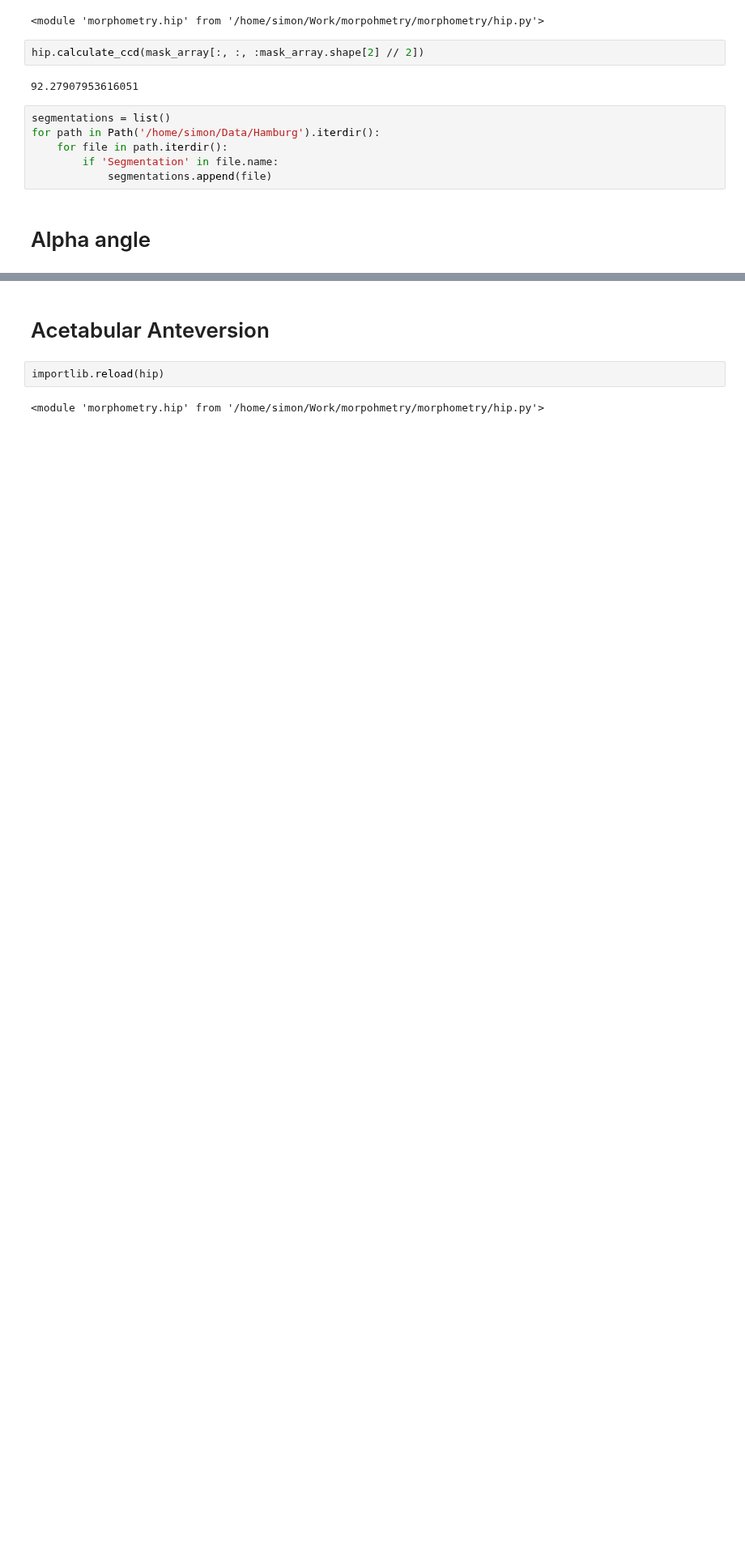
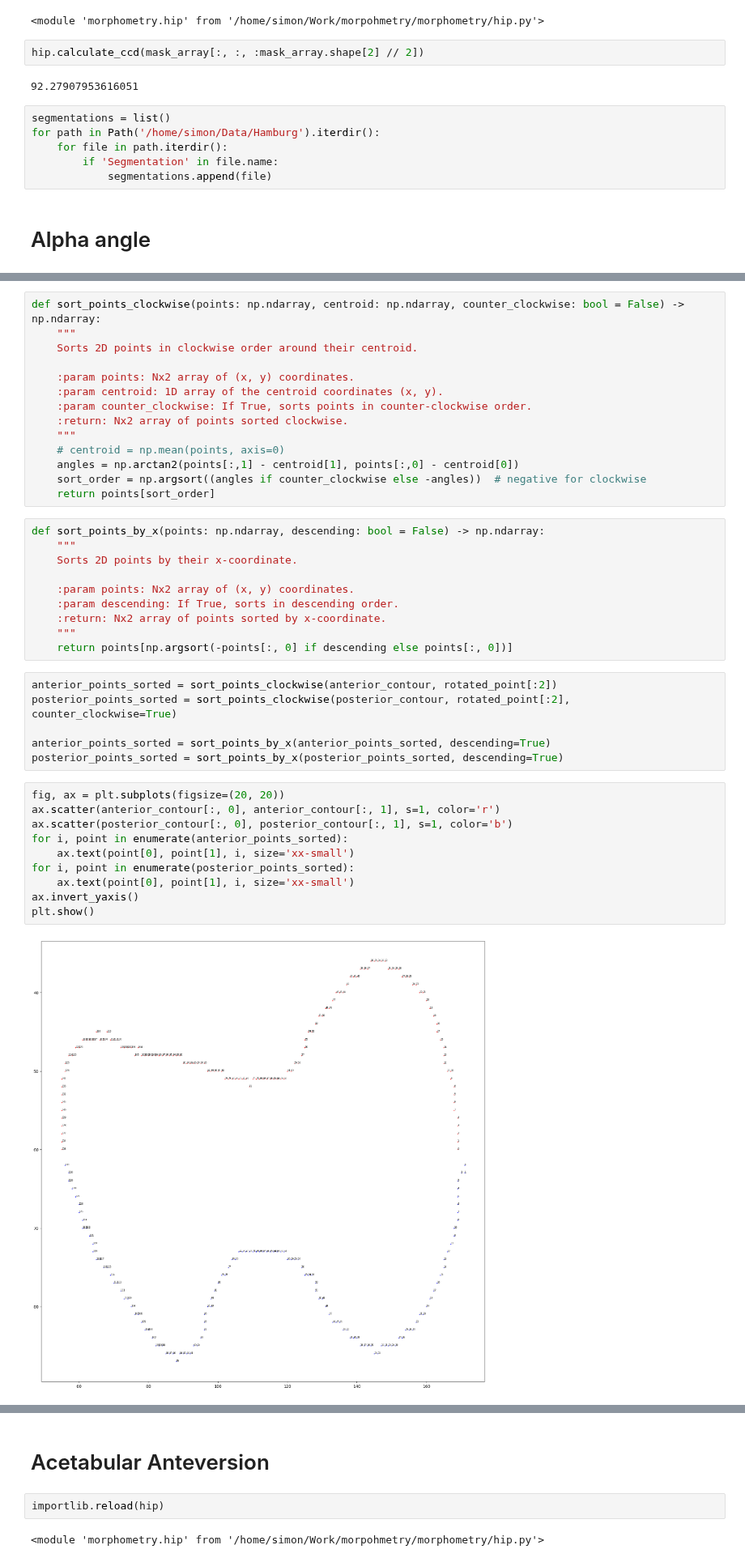
Before and after one commit to swestfechtel/morphometry, a Jupyter notebook: notebooks/cookbook.ipynb, the cells around one changed output, grey strips where cells are left out. Shown at 81% size. Saved outputs shown, nothing was run; the diff lists cells and outputs as text; blank space fills up the shorter version.

```diff
--- a/notebooks/cookbook.ipynb
+++ b/notebooks/cookbook.ipynb
@@ -516,0 +563,42 @@ p.close()
+# %%
+def sort_points_clockwise(points: np.ndarray, centroid: np.ndarray, counter_clockwise: bool = False) -> np.ndarray:
+    """
+    Sorts 2D points in clockwise order around their centroid.
+
+    :param points: Nx2 array of (x, y) coordinates.
+    :param centroid: 1D array of the centroid coordinates (x, y).
+    :param counter_clockwise: If True, sorts points in counter-clockwise order.
+    :return: Nx2 array of points sorted clockwise.
+    """
+    # centroid = np.mean(points, axis=0)
+    angles = np.arctan2(points[:,1] - centroid[1], points[:,0] - centroid[0])
+    sort_order = np.argsort((angles if counter_clockwise else -angles))  # negative for clockwise
+    return points[sort_order]
+# %%
+def sort_points_by_x(points: np.ndarray, descending: bool = False) -> np.ndarray:
+    """
+    Sorts 2D points by their x-coordinate.
+
+    :param points: Nx2 array of (x, y) coordinates.
+    :param descending: If True, sorts in descending order.
+    :return: Nx2 array of points sorted by x-coordinate.
+    """
+    return points[np.argsort(-points[:, 0] if descending else points[:, 0])]
+# %%
+anterior_points_sorted = sort_points_clockwise(anterior_contour, rotated_point[:2])
+posterior_points_sorted = sort_points_clockwise(posterior_contour, rotated_point[:2], counter_clockwise=True)
+
+anterior_points_sorted = sort_points_by_x(anterior_points_sorted, descending=True)
+posterior_points_sorted = sort_points_by_x(posterior_points_sorted, descending=True)
+# %%
+fig, ax = plt.subplots(figsize=(20, 20))
+ax.scatter(anterior_contour[:, 0], anterior_contour[:, 1], s=1, color='r')
+ax.scatter(posterior_contour[:, 0], posterior_contour[:, 1], s=1, color='b')
+for i, point in enumerate(anterior_points_sorted):
+    ax.text(point[0], point[1], i, size='xx-small')
+for i, point in enumerate(posterior_points_sorted):
+    ax.text(point[0], point[1], i, size='xx-small')
+ax.invert_yaxis()
+plt.show()
+# %% [output]
+[figure, added]
```
Also changed, not shown: parts of 60 cells of this notebook, 6 other files.
